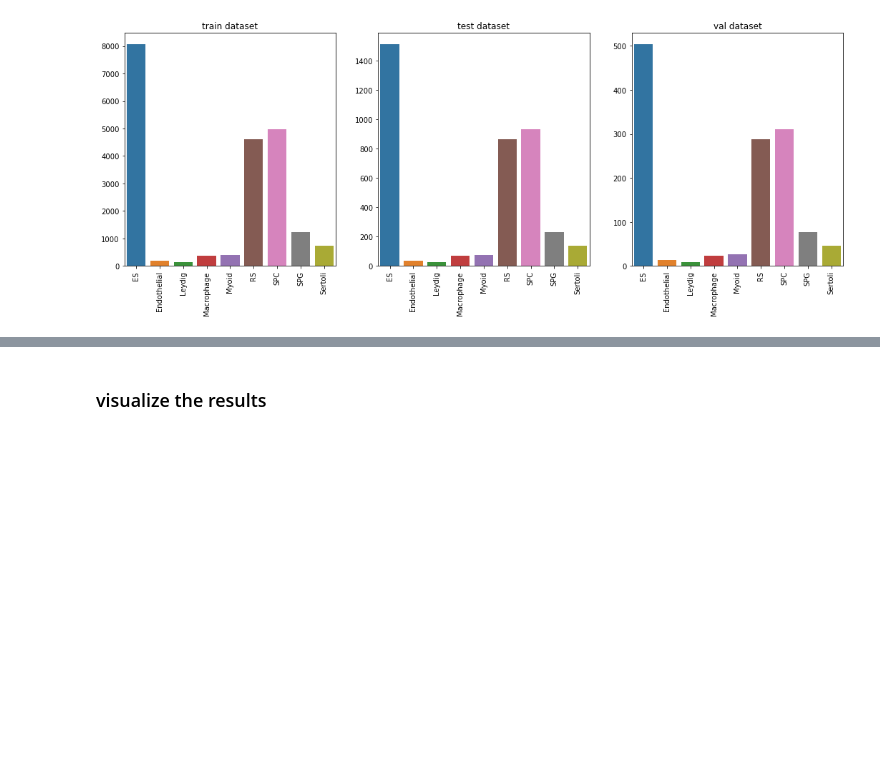
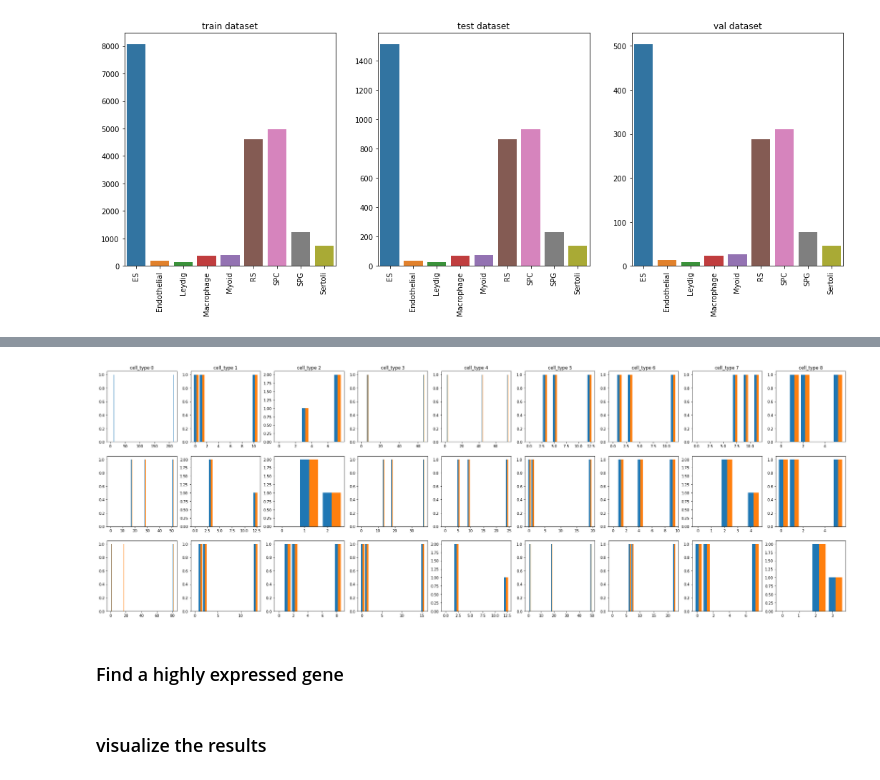
Before and after one commit to broadinstitute/tissue_purifier, a Jupyter notebook: notebooks/notebook3.ipynb, the cells around one changed output, grey strips where cells are left out. Saved outputs shown, nothing was run; the diff lists cells and outputs as text; code cells hidden in the pictures; blank space fills up the shorter version.

```diff
--- a/notebooks/notebook3.ipynb
+++ b/notebooks/notebook3.ipynb
@@ -264,0 +342,6 @@ logq_test_df, q_test_df, q_data_test_df, counts_test_ng = results_test
+# %%
+plot_gene_hist(train_dataset.cell_type_ids, train_dataset.counts[:, gene_index[:3]], counts_train_ng[:, gene_index[:3]], bins=20)
+# %% [output]
+[figure, added]
+# %% [markdown]
+### Find a highly expressed gene
```
Also changed, not shown: parts of 31 cells of this notebook.
